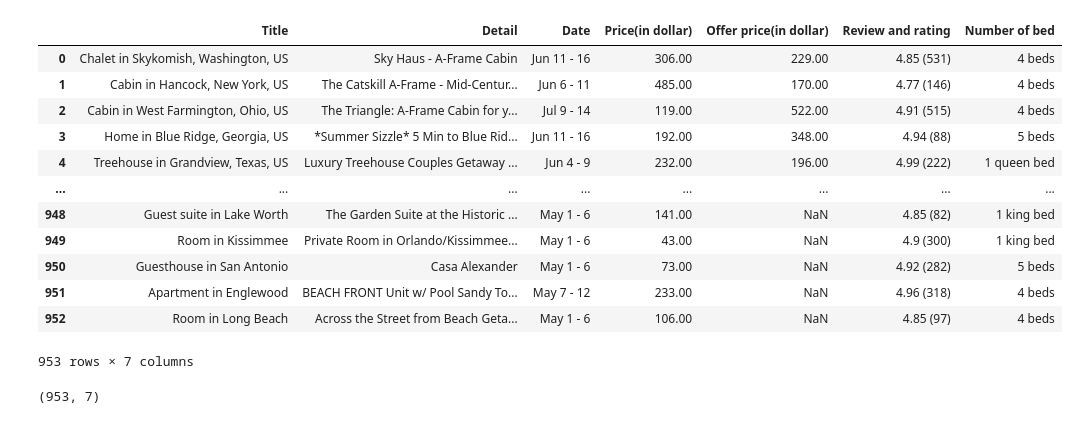
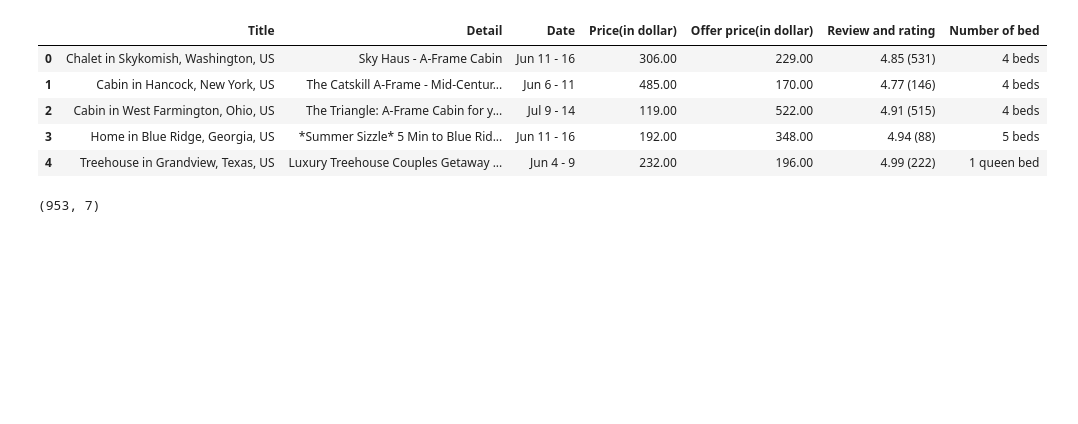
Before and after one commit to khalidkhankakar/EDA-projects-for-Machine-Learning, a Jupyter notebook: Airbnb Listing/main.ipynb, the cells around one changed output. Drawn from its saved outputs; the diff is of its cells as text; code cells hidden in the pictures; blank space fills up the shorter version.

```diff
--- a/Airbnb Listing/main.ipynb
+++ b/Airbnb Listing/main.ipynb
@@ -6,21 +6,14 @@ import seaborn as sns
 # %%
 df = pd.read_csv('airnb.csv')
 # %%
-df
+df.head()
 # %% [output]
 |  | Title | Detail | Date | Price(in dollar) | Offer price(in dollar) | Review and rating | Number of bed |
 | 0 | Chalet in Skykomish, Washington, US | Sky Haus - A-Frame Cabin | Jun 11 - 16 | 306.00 | 229.00 | 4.85 (531) | 4 beds |
 | 1 | Cabin in Hancock, New York, US | The Catskill A-Frame - Mid-Centur... | Jun 6 - 11 | 485.00 | 170.00 | 4.77 (146) | 4 beds |
 | 2 | Cabin in West Farmington, Ohio, US | The Triangle: A-Frame Cabin for y... | Jul 9 - 14 | 119.00 | 522.00 | 4.91 (515) | 4 beds |
 | 3 | Home in Blue Ridge, Georgia, US | *Summer Sizzle* 5 Min to Blue Rid... | Jun 11 - 16 | 192.00 | 348.00 | 4.94 (88) | 5 beds |
 | 4 | Treehouse in Grandview, Texas, US | Luxury Treehouse Couples Getaway ... | Jun 4 - 9 | 232.00 | 196.00 | 4.99 (222) | 1 queen bed |
-| ... | ... | ... | ... | ... | ... | ... | ... |
-| 948 | Guest suite in Lake Worth | The Garden Suite at the Historic ... | May 1 - 6 | 141.00 | NaN | 4.85 (82) | 1 king bed |
-| 949 | Room in Kissimmee | Private Room in Orlando/Kissimmee... | May 1 - 6 | 43.00 | NaN | 4.9 (300) | 1 king bed |
-| 950 | Guesthouse in San Antonio | Casa Alexander | May 1 - 6 | 73.00 | NaN | 4.92 (282) | 5 beds |
-| 951 | Apartment in Englewood | BEACH FRONT Unit w/ Pool Sandy To... | May 7 - 12 | 233.00 | NaN | 4.96 (318) | 4 beds |
-| 952 | Room in Long Beach | Across the Street from Beach Geta... | May 1 - 6 | 106.00 | NaN | 4.85 (97) | 4 beds |
-953 rows × 7 columns
 # %%
 df.shape
 # %% [output]
```
Also changed, not shown: parts of 12 cells of this notebook.
